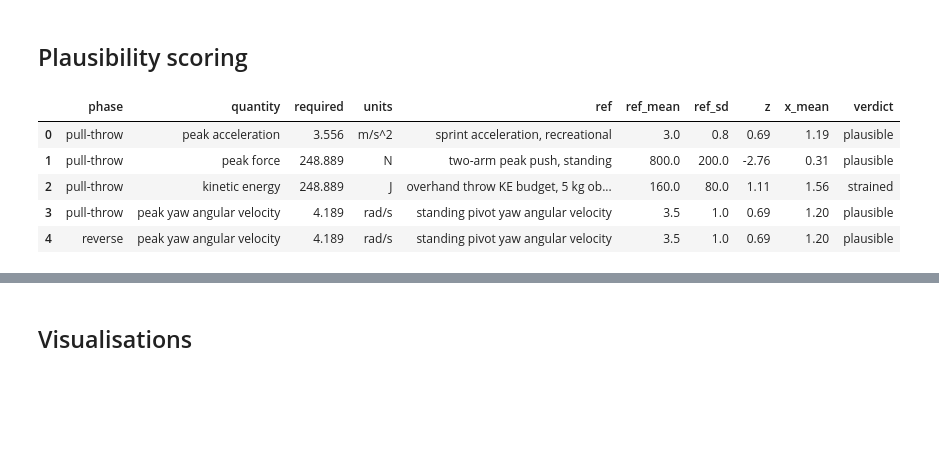
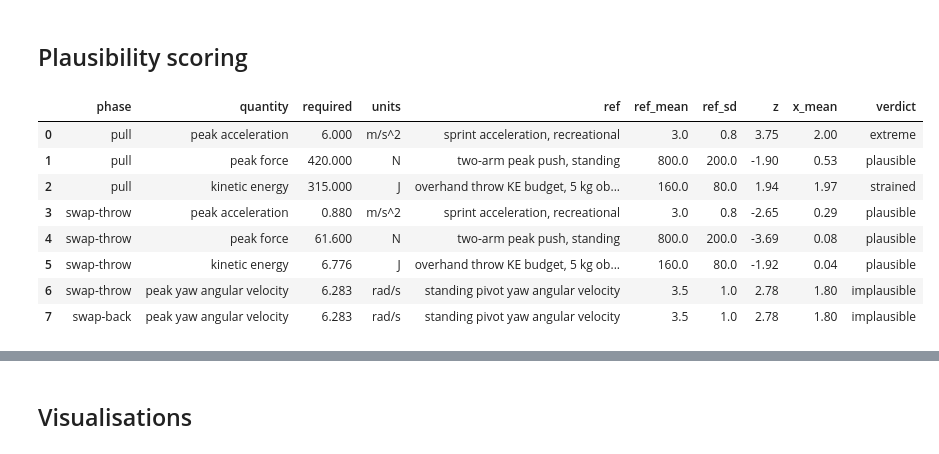
Before and after one commit to stellarshenson/henryk-simulations, a Jupyter notebook: notebooks/01-kj-corridor-kinematics.ipynb, the cells around one changed output, grey strips where cells are left out. Drawn from its saved outputs; the diff is of its cells as text; code cells hidden in the pictures; blank space fills up the shorter version.

```diff
--- a/notebooks/01-kj-corridor-kinematics.ipynb
+++ b/notebooks/01-kj-corridor-kinematics.ipynb
@@ -85,8 +110,16 @@ rng = np.random.default_rng(SEED)
 # %% [markdown]
 ## Configuration
 # %%
-# Scenario configuration
-sc = default_scenario()
+# Scenario configuration - per-phase time budget is editable here.
+# Total time is the sum of phase durations; each phase's kinematic demand
+# scales as v_peak = 2*s/t, a_peak = 4*s/t^2 so shorter phases mean higher
+# required peaks.
+PHASE_DURATIONS = {
+    "pull":       1.0,  # s - A retreats backward pulling V toward elevator
+    "swap-throw": 1.0,  # s - positions swap, V impacts elevator, V rotates 180 deg
+    "swap-back":  1.0,  # s - positions swap back, A rotates 180 deg, V rotates 180 deg
+}
+sc = default_scenario(phase_durations=PHASE_DURATIONS)
 lib = default_library()
 
 cfg_table = Table(title="Scenario configuration", show_header=True, header_style="bold")
@@ -232,0 +255,18 @@ Pull-throw phase headline
+# %%
+# Headline numbers for each phase based on its time budget
+all_results = compute_scenario(sc, resistance="passive")
+hdr_table = Table(title="Phase headline kinematics (passive, per time budget)", show_header=True, header_style="bold")
+for col in ("phase", "duration (s)", "v_peak (m/s)", "a_peak (m/s^2, g)", "F_peak (N)", "KE (J)", "impulse (N s)", "omega_peak (rad/s)"):
+    hdr_table.add_column(col)
+for r in all_results:
+    hdr_table.add_row(
+        r.phase_name,
+        f"{r.duration:.2f}",
+        f"{r.v_peak:.2f}" if r.v_peak else "-",
+        f"{r.a_peak:.2f} ({r.a_peak_g:.2f}g)" if r.a_peak else "-",
+        f"{r.f_peak:.0f}" if r.f_peak else "-",
+        f"{r.kinetic_energy:.0f}" if r.kinetic_energy else "-",
+        f"{r.impulse:.0f}" if r.impulse else "-",
+        f"{r.omega_peak:.2f}" if r.omega_peak else "-",
+    )
+console.print(hdr_table)
@@ -291,39 +341,42 @@ def score_all(results):
             scores += score_translation_phase(
                 r,
                 accel_ref=lib["sprint_acceleration_recreational"],
                 force_ref=lib["push_force_two_arm"],
-                energy_ref=lib["throw_kinetic_energy"] if r.phase_name == "pull-throw" else None,
+                energy_ref=lib["throw_kinetic_energy"] if r.phase_name in ("pull", "swap-throw") else None,
             )
         if r.omega_peak > 0:
             scores += score_rotation_phase(r, omega_ref=lib["yaw_angular_velocity_pivot"])
         if r.kind == "reach" and r.reach_v_peak > 0:
             scores += score_reach_phase(r, arm_ref=lib["arm_swing_velocity"])
     return scores
 
 scores = score_all(results_passive)
 score_df = pd.DataFrame([
     {
         "phase": s.phase_name,
         "quantity": s.quantity_label,
         "required": round(s.required_value, 3),
         "units": s.units,
         "ref": s.reference_name,
         "ref_mean": round(s.reference_mean, 3),
         "ref_sd": round(s.reference_sd, 3),
         "z": round(s.z, 2),
         "x_mean": round(s.multiple_of_mean, 2),
         "verdict": s.verdict.value,
     }
     for s in scores
 ])
 score_df
 # %% [output]
 |  | phase | quantity | required | units | ref | ref_mean | ref_sd | z | x_mean | verdict |
-| 0 | pull-throw | peak acceleration | 3.556 | m/s^2 | sprint acceleration, recreational | 3.0 | 0.8 | 0.69 | 1.19 | plausible |
-| 1 | pull-throw | peak force | 248.889 | N | two-arm peak push, standing | 800.0 | 200.0 | -2.76 | 0.31 | plausible |
-| 2 | pull-throw | kinetic energy | 248.889 | J | overhand throw KE budget, 5 kg ob... | 160.0 | 80.0 | 1.11 | 1.56 | strained |
-| 3 | pull-throw | peak yaw angular velocity | 4.189 | rad/s | standing pivot yaw angular velocity | 3.5 | 1.0 | 0.69 | 1.20 | plausible |
-| 4 | reverse | peak yaw angular velocity | 4.189 | rad/s | standing pivot yaw angular velocity | 3.5 | 1.0 | 0.69 | 1.20 | plausible |
+| 0 | pull | peak acceleration | 6.000 | m/s^2 | sprint acceleration, recreational | 3.0 | 0.8 | 3.75 | 2.00 | extreme |
+| 1 | pull | peak force | 420.000 | N | two-arm peak push, standing | 800.0 | 200.0 | -1.90 | 0.53 | plausible |
+| 2 | pull | kinetic energy | 315.000 | J | overhand throw KE budget, 5 kg ob... | 160.0 | 80.0 | 1.94 | 1.97 | strained |
+| 3 | swap-throw | peak acceleration | 0.880 | m/s^2 | sprint acceleration, recreational | 3.0 | 0.8 | -2.65 | 0.29 | plausible |
+| 4 | swap-throw | peak force | 61.600 | N | two-arm peak push, standing | 800.0 | 200.0 | -3.69 | 0.08 | plausible |
+| 5 | swap-throw | kinetic energy | 6.776 | J | overhand throw KE budget, 5 kg ob... | 160.0 | 80.0 | -1.92 | 0.04 | plausible |
+| 6 | swap-throw | peak yaw angular velocity | 6.283 | rad/s | standing pivot yaw angular velocity | 3.5 | 1.0 | 2.78 | 1.80 | implausible |
+| 7 | swap-back | peak yaw angular velocity | 6.283 | rad/s | standing pivot yaw angular velocity | 3.5 | 1.0 | 2.78 | 1.80 | implausible |
 # %%
 # Per-phase summary table: peak values + verdict bands per (phase, quantity)
 summary_table = Table(title="Per-phase peak demands and verdicts", show_header=True, header_style="bold")
```
Also changed, not shown: parts of 18 cells of this notebook, 20 other files.
